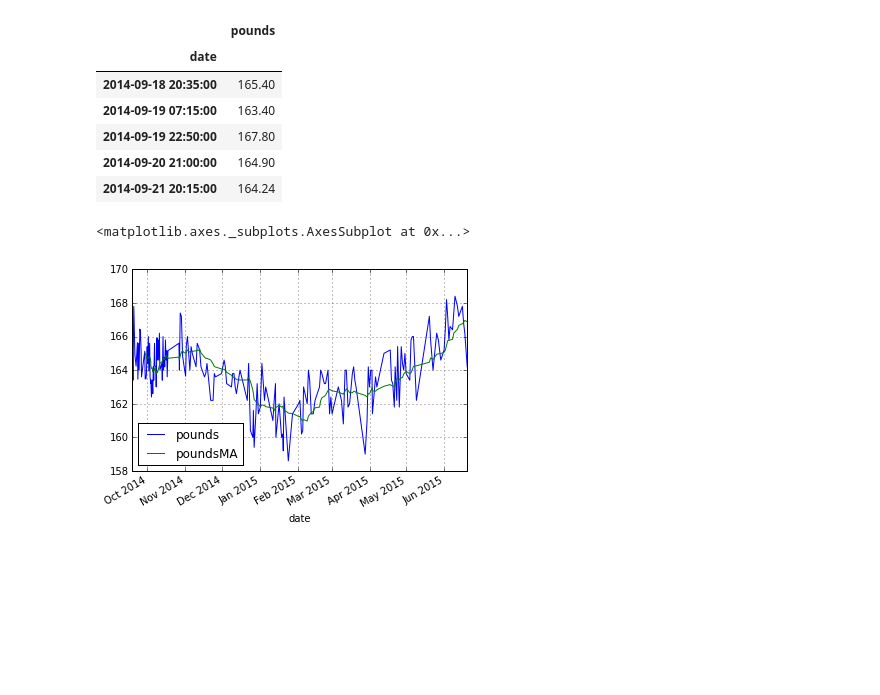
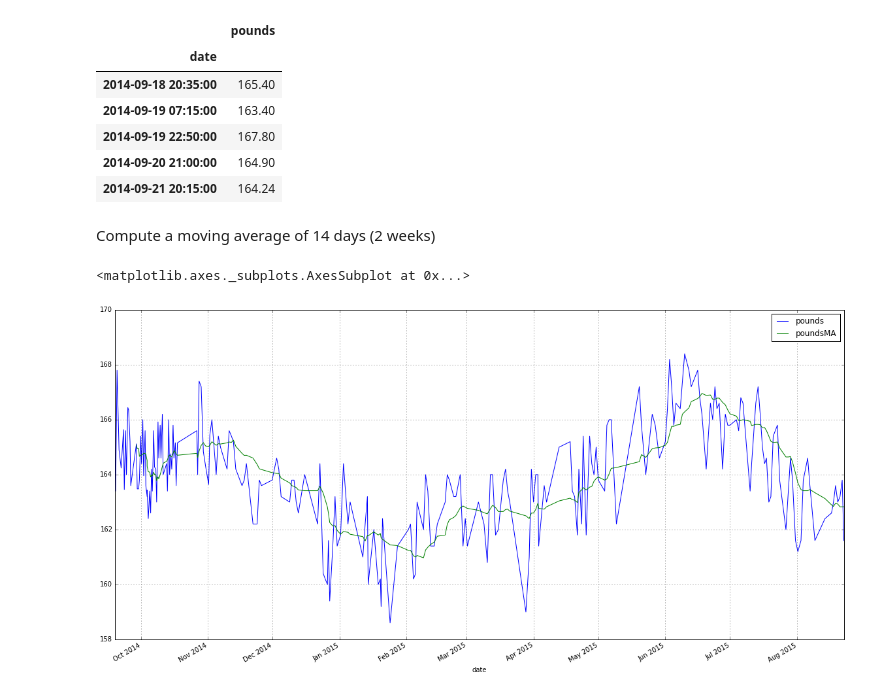
Before and after one commit to luisibanez/QuantifiedSelf, a Jupyter notebook: QuantifiedSelfDataAnalysis.ipynb, the cells around one changed output. Saved outputs shown, nothing was run; the diff lists cells and outputs as text; code cells hidden in the pictures; blank space fills up the shorter version.

Commit message:
Update data analysis. Enlarged figure size.

```diff
--- a/QuantifiedSelfDataAnalysis.ipynb
+++ b/QuantifiedSelfDataAnalysis.ipynb
@@ -16,10 +16,12 @@ df.head()
 | 2014-09-19 22:50:00 | 167.80 |
 | 2014-09-20 21:00:00 | 164.90 |
 | 2014-09-21 20:15:00 | 164.24 |
+# %% [markdown]
+Compute a moving average of 14 days (2 weeks)
 # %%
 df['poundsMA'] = pd.rolling_mean(df['pounds'], 14)
 # %%
-df[['pounds','poundsMA']].plot()
+df[['pounds','poundsMA']].plot(figsize=(20,10))
 # %% [output]
 <matplotlib.axes._subplots.AxesSubplot at 0x...>
-[figure, old version]
+[figure, new version]
```
